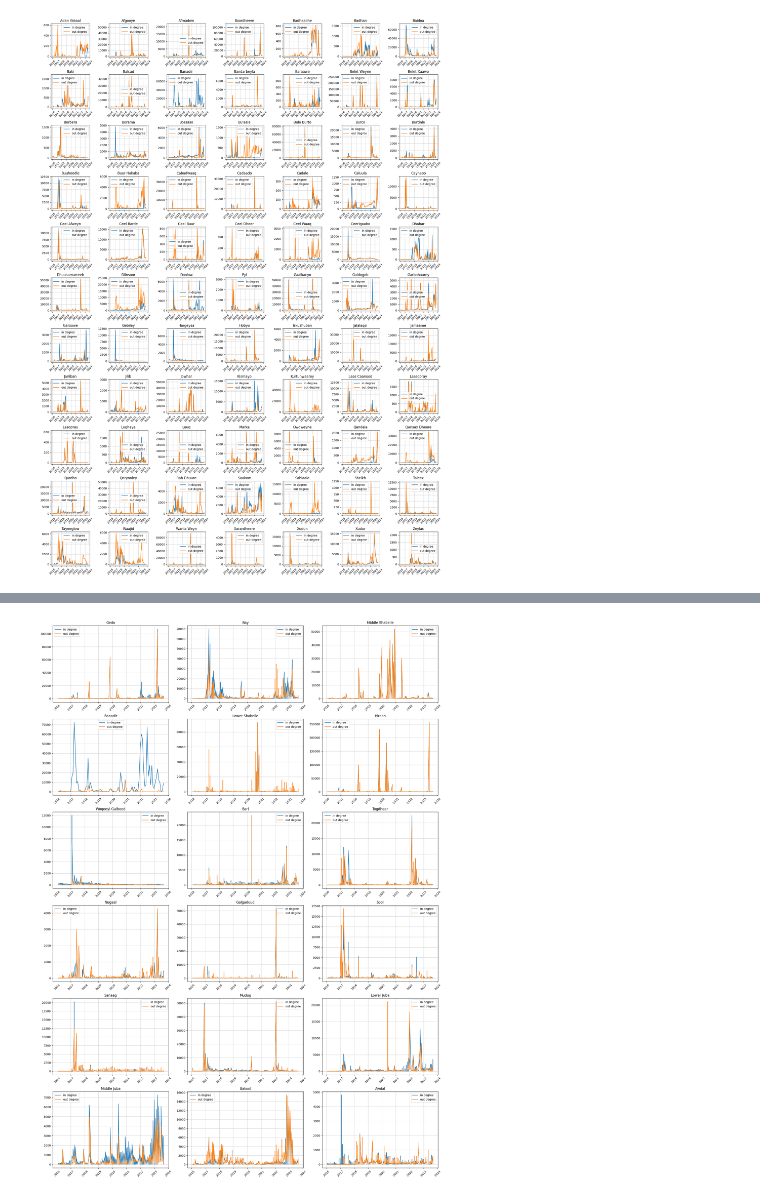
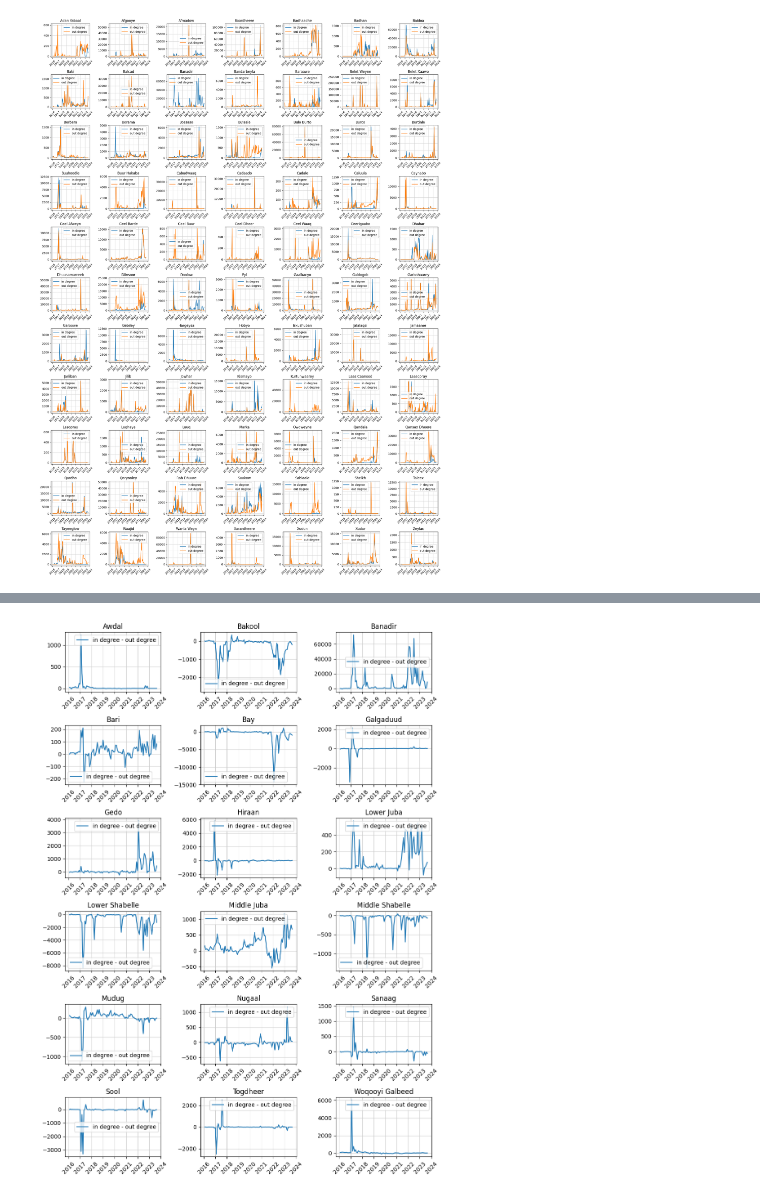
Before and after one commit to saraghivarello/Climate-and-conflict, a Jupyter notebook: Disp72.ipynb, the cells around one changed output, grey strips where cells are left out. Saved outputs shown, nothing was run; the diff lists cells and outputs as text; code cells hidden in the pictures.

```diff
--- a/Disp72.ipynb
+++ b/Disp72.ipynb
@@ -217,0 +149,24 @@ df_agg['external mobility total'] = df_agg['external mobility out'] + df_agg['ex
+# %%
+# create a figure with subplots
+fig, axes = plt.subplots(6, 3, figsize=(15, 20))
+ax = axes.flatten()
+states = df_agg_r['Previous (Departure) Region'].unique()
+# iterate over the states
+for i, state in zip(range(len(states)), states):
+
+    df_agg_state = df_agg_r[df_agg_r['Previous (Departure) Region']==state]
+    # plot value of stringency index for each date
+    ax[i].plot(df_agg_state['date'], df_agg_state['internal mobility'], label='internal mobility')
+    ax[i].plot(df_agg_state['date'], df_agg_state['external mobility total'], label='external mobility total')
+    ax[i].tick_params(axis='x', rotation=45)
+
+    # add a grid
+    ax[i].grid(True, color = '0.8', which='major')
+    ax[i].grid(True, color = '0.8', alpha = 0.5, which='minor', linestyle='--')
+
+    ax[i].legend()
+    # set state name as title
+    ax[i].set_title(state)
+
+plt.tight_layout(rect=[0, 0.03, 1, 0.95])
+plt.show()
@@ -228,11 +184,11 @@ df_agg['external mobility total'] = df_agg['external mobility out'] + df_agg['ex
 # create a figure with subplots
 fig, axes = plt.subplots(11, 7, figsize=(20, 30))
 ax = axes.flatten()
-states = df_agg['geoid'].unique()
+states = df_agg_d['geoid'].unique()
 # iterate over the states
 for i, state in zip(range(len(states)), states):
 
-    df_agg_state = df_agg[df_agg['geoid']==state]
+    df_agg_state = df_agg_d[df_agg_d['geoid']==state]
     # plot value of stringency index for each date
     ax[i].plot(df_agg_state['date'], df_agg_state['in_degree'], label='in degree')
     ax[i].plot(df_agg_state['date'], df_agg_state['out_degree'], label='out degree')
@@ -270,27 +210,22 @@ df_agg
 # %%
 # create a figure with subplots
-fig, axes = plt.subplots(6, 3, figsize=(20, 30))
+fig, axes = plt.subplots(6, 3, figsize=(10, 15))
 ax = axes.flatten()
-states = df_merged['Previous (Departure) Region'].unique()
+states = df_agg_r['Previous (Departure) Region'].unique()
 # iterate over the states
 for i, state in zip(range(len(states)), states):
 
-    df_agg_state = df_merged[df_merged['Previous (Departure) Region']==state]
+    df_agg_state = df_agg_r[df_agg_r['Previous (Departure) Region']==state]
     # plot value of stringency index for each date
-    ax[i].plot(df_agg_state['date'], df_agg_state['in_degree'], label='in degree')
-    ax[i].plot(df_agg_state['date'], df_agg_state['out_degree'], label='out degree')
-
+    ax[i].plot(df_agg_state['date'], df_agg_state['in_degree'] - df_agg_state['out_degree'], label='in degree - out degree')
     ax[i].tick_params(axis='x', rotation=45)
-
     # add a grid
     ax[i].grid(True, color = '0.8', which='major')
-    ax[i].grid(True, color = '0.8', alpha = 0.5, which='minor', linestyle='--')
-
     ax[i].legend()
     # set state name as title
     ax[i].set_title(state)
 
 plt.tight_layout(rect=[0, 0.03, 1, 0.95])
 plt.show()
 # %% [output]
-[figure, old version]
+[figure, new version]
```
Also changed, not shown: parts of 15 cells of this notebook, 4 other files.
